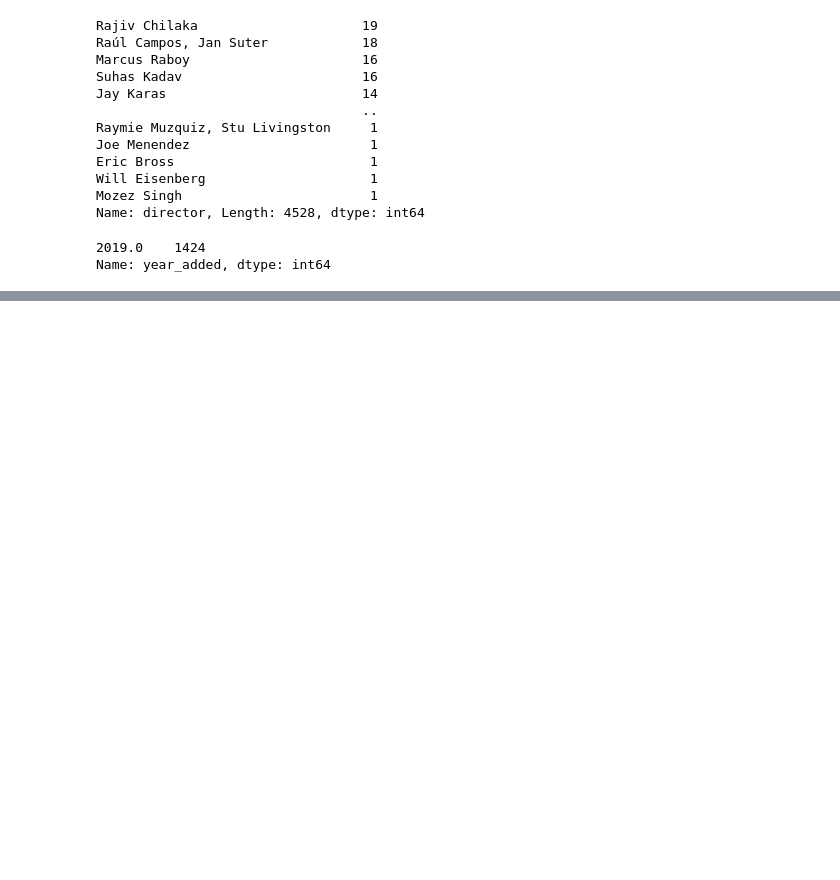
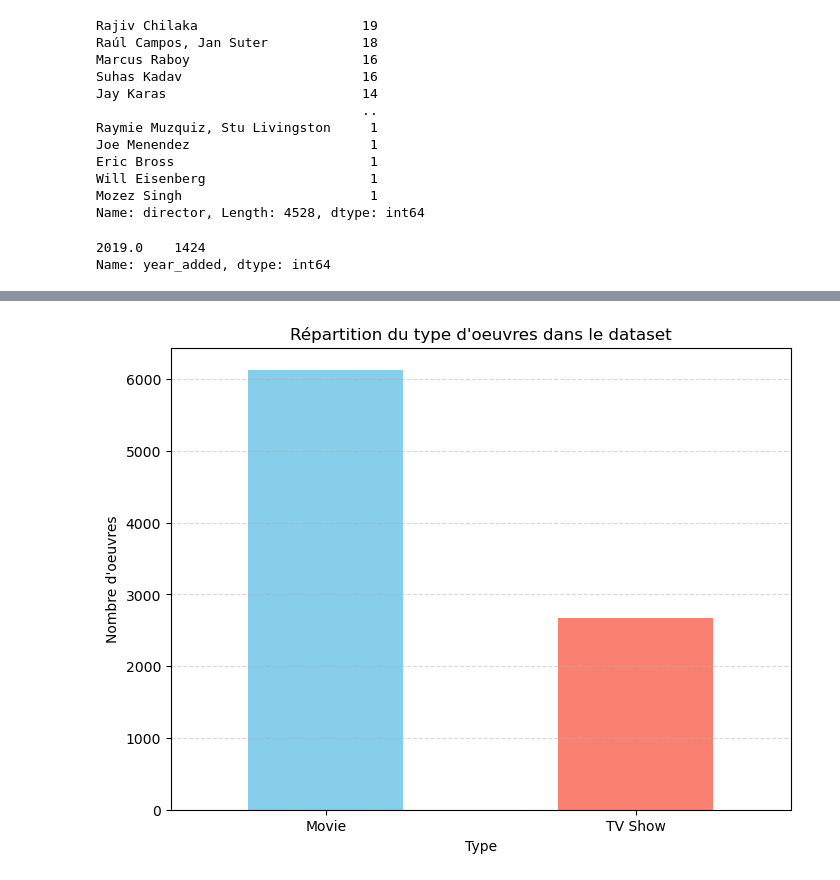
Before and after one commit to leo-carrey/Netflix-Insights, a Jupyter notebook: Netflix_Data_Analysis.ipynb, the cells around one changed output, grey strips where cells are left out. Saved outputs shown, nothing was run; the diff lists cells and outputs as text; code cells hidden in the pictures; blank space fills up the shorter version.

Commit message:
[ADD] type d'oeuvres dans le dataset, nombre d'oeuvres par pays, répartition des années

```diff
--- a/Netflix_Data_Analysis.ipynb
+++ b/Netflix_Data_Analysis.ipynb
@@ -249,0 +251,14 @@ Series([], Name: year_added, dtype: int64)
+# %%
+type_counts = data_frame['type'].value_counts()
+
+# Créer un diagramme à barres pour la répartition du type d'œuvres
+plt.figure(figsize=(8, 6))
+type_counts.plot(kind='bar', color=['skyblue', 'salmon'])
+plt.title("Répartition du type d'oeuvres dans le dataset")
+plt.xlabel('Type')
+plt.ylabel("Nombre d'oeuvres")
+plt.xticks(rotation=0)
+plt.grid(axis='y', linestyle='--', alpha=0.5)
+plt.show()
+# %% [output]
+[figure, added]
```
Also changed, not shown: parts of 4 cells of this notebook.
